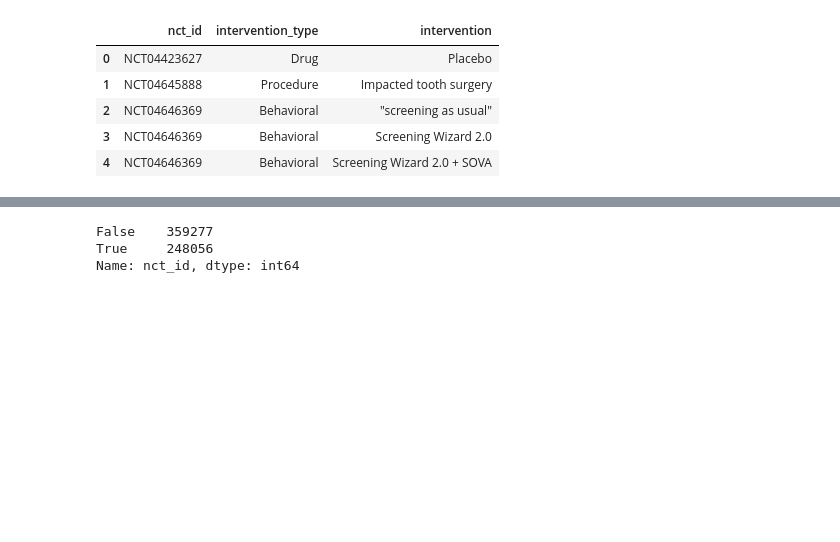
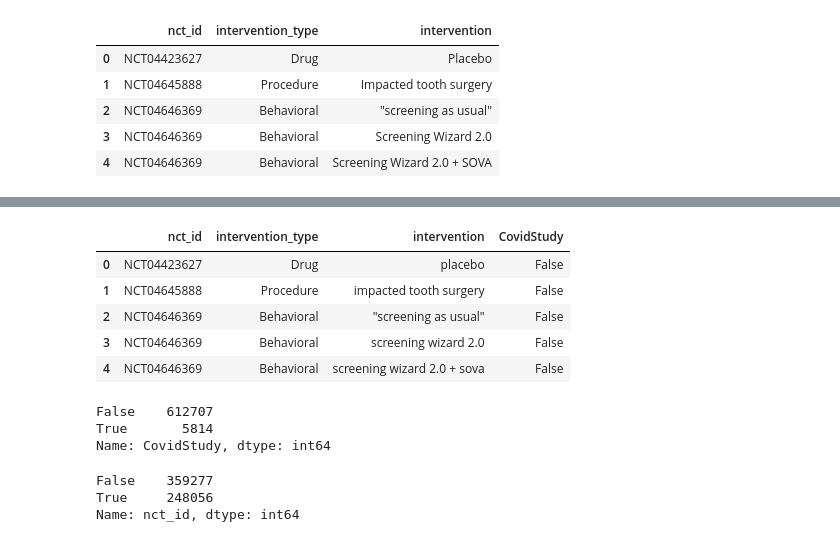
Before and after one commit to katiek74/capstone, a Jupyter notebook: notebooks/CTgov_data_download_and_transformation.ipynb, the cells around one changed output, grey strips where cells are left out. Saved outputs shown, nothing was run; the diff lists cells and outputs as text; code cells hidden in the pictures; blank space fills up the shorter version.

```diff
--- a/notebooks/CTgov_data_download_and_transformation.ipynb
+++ b/notebooks/CTgov_data_download_and_transformation.ipynb
@@ -198,0 +217,26 @@ Name: intervention, Length: 289062, dtype: int64
+# %%
+#also revising some of the names so they aggregate properly:
+
+interventions.intervention = interventions.intervention.str.replace('questionnaire administration', 'questionnaire')
+interventions.intervention = interventions.intervention.str.replace('questionnaires', 'questionnaire')
+interventions.intervention = interventions.intervention.str.replace('quality-of-life assessment', 'questionnaire')
+interventions.intervention = interventions.intervention.str.replace('survey', 'questionnaire')
+interventions.intervention = interventions.intervention.str.replace('online survey', 'questionnaire')
+interventions.intervention = interventions.intervention.str.replace('online questionnaire', 'questionnaire')
+interventions.intervention = interventions.intervention.str.replace('questionnaire assesment', 'questionnaire')
+interventions.intervention = interventions.intervention.str.replace('placebos', 'placebo')
+interventions.intervention = interventions.intervention.str.replace('placebo oral tablet', 'placebo')
+interventions.intervention = interventions.intervention.str.replace('normal saline', 'saline')
+interventions.intervention = interventions.intervention.str.replace('usual care', 'standard of care')
+interventions.intervention = interventions.intervention.str.replace('standard care', 'standard of care')
+interventions.intervention = interventions.intervention.str.replace('standard of care(soc)', 'standard of care')
+interventions.intervention = interventions.intervention.str.replace('standard treatment', 'standard of care')
+interventions.intervention = interventions.intervention.str.replace('control group', 'control')
+interventions.intervention = interventions.intervention.str.replace('radiotherapy', 'radiation therapy')
+interventions.intervention = interventions.intervention.str.replace('doxorubicin hydrochloride', 'doxorubicin')
+interventions.intervention = interventions.intervention.str.replace('gemcitabine hydrochloride', 'gemcitabine')
+interventions.intervention = interventions.intervention.str.replace('blood samples', 'blood sample')
+interventions.intervention = interventions.intervention.str.replace('blood sampling', 'blood sample')
+interventions.intervention = interventions.intervention.str.replace('covid-19 convalescent plasma', 'convalescent plasma')
+interventions.intervention = interventions.intervention.str.replace('hydroxychloroquine sulfate', 'hydroxychloroquine')
+interventions.intervention = interventions.intervention.str.replace('hydroxychloroquine(hcq)', 'hydroxychloroquine')
@@ -199,3 +263,22 @@ Name: intervention, Length: 289062, dtype: int64
+# %%
+#adding a column to distinguish if the study is a covid study in the interventions table:
+
+interventions = interventions.assign(CovidStudy=interventions.nct_id.isin(ct_covid['NCT Number']))
+# %%
+interventions.head()
+# %% [output]
+|  | nct_id | intervention_type | intervention | CovidStudy |
+| 0 | NCT04423627 | Drug | placebo | False |
+| 1 | NCT04645888 | Procedure | impacted tooth surgery | False |
+| 2 | NCT04646369 | Behavioral | "screening as usual" | False |
+| 3 | NCT04646369 | Behavioral | screening wizard 2.0 | False |
+| 4 | NCT04646369 | Behavioral | screening wizard 2.0 + sova | False |
+# %%
+interventions.CovidStudy.value_counts()
+# %% [output]
+False    612707
+True       5814
+Name: CovidStudy, dtype: int64
 # %%
 #checking the conditions table, there are multiple entries per study so it will be difficult to join with main data:
 
```
Also changed, not shown: parts of 38 cells of this notebook, 7 other files.
